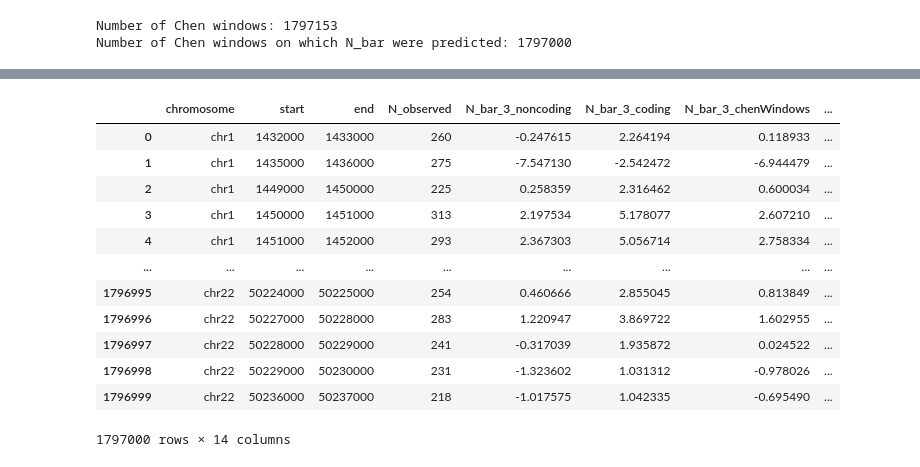
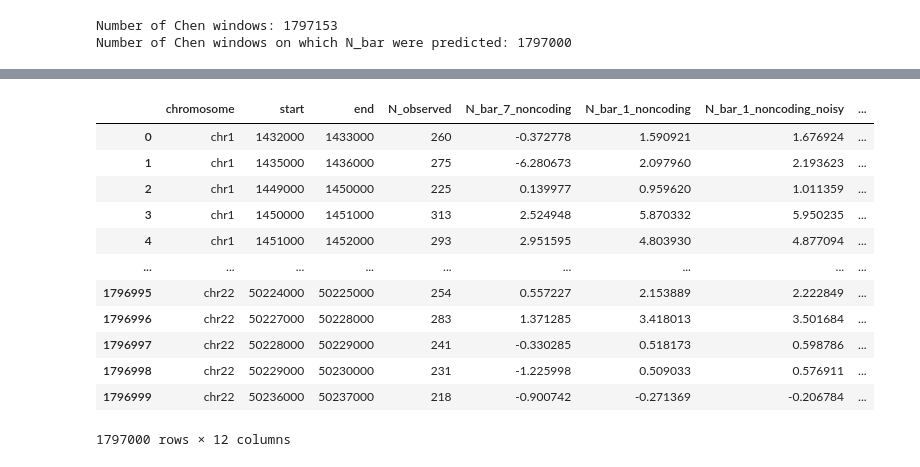
Before and after one commit to quinlan-lab/constraint-tools, a Jupyter notebook: experiments/germline-model/chen-et-al-2022/merge_chen_zscores_with_mchale_zscores.Nonly.ipynb, the cells around one changed output, grey strips where cells are left out. Drawn from its saved outputs; the diff is of its cells as text; code cells hidden in the pictures.

```diff
--- a/experiments/germline-model/chen-et-al-2022/merge_chen_zscores_with_mchale_zscores.Nonly.ipynb
+++ b/experiments/germline-model/chen-et-al-2022/merge_chen_zscores_with_mchale_zscores.Nonly.ipynb
@@ -1,5 +4,7 @@
 # %%
 CONSTRAINT_TOOLS_DATA = '/scratch/ucgd/lustre-work/quinlan/data-shared/constraint-tools'
+
+TRAIN_SET_LABEL = 'noncoding'
 # %%
 import pandas as pd
 
@@ -28,11 +33,11 @@ get_chen_predictions()
 | 1797152 | chr9 | 137658000 | 137659000 | -2.874039 |
 1797153 rows × 4 columns
 # %%
-def get_observations_and_mchale_predictions_on_chen_windows(kmer_size, train_set_label):
-    # zscores were computed using dist/model-germline-grch38-Nonly.kmerSize-X.trainSet-Y.json
-    filename = f'{CONSTRAINT_TOOLS_DATA}/genome-wide-predictions/predict-germline-grch38-Nonly.chenWindows.kmerSize-{kmer_size}.trainSet-{train_set_label}.bed'
+def get_observations_and_mchale_predictions_on_chen_windows(kmer_size, train_set_label, noisy_label):
+    # zscores were computed using dist/model-germline-grch38-Nonly.kmerSize-X.trainSet-Y{Z}.json
+    filename = f'{CONSTRAINT_TOOLS_DATA}/genome-wide-predictions/predict-germline-grch38-Nonly.chenWindows.kmerSize-{kmer_size}.trainSet-{train_set_label}{noisy_label}.bed'
     df = pd.read_csv(filename, sep='\t')
     return df
 
-get_observations_and_mchale_predictions_on_chen_windows(kmer_size=3, train_set_label='chenWindows')
+get_observations_and_mchale_predictions_on_chen_windows(kmer_size=3, train_set_label=TRAIN_SET_LABEL, noisy_label='.noisified')
 # %% [output]
@@ -57,15 +62,19 @@ print(f'Number of Chen windows on which N_bar were predicted: {len(get_observati
 Number of Chen windows: 1797153
 Number of Chen windows on which N_bar were predicted: 1797000
 # %%
-def get_mchale_predictions_on_chen_windows(kmer_size, train_set_label):
+def get_mchale_predictions_on_chen_windows(kmer_size, train_set_label, noisy_label):
     columns = ['chromosome', 'start', 'end', 'N_bar']
-    df = get_observations_and_mchale_predictions_on_chen_windows(kmer_size, train_set_label)[columns]
+    df = get_observations_and_mchale_predictions_on_chen_windows(kmer_size, train_set_label, noisy_label)[columns]
+    new_Nbar_header = f'N_bar_{kmer_size}_{train_set_label}'
+    if noisy_label == '.noisified': new_Nbar_header += '_noisy'
     df = df.rename(columns={
-        'N_bar': f'N_bar_{kmer_size}_{train_set_label}',
+        'N_bar': new_Nbar_header
     })
     return df
 
-def get_observations_on_chen_windows(kmer_size, train_set_label):
+def get_observations_on_chen_windows(kmer_size, train_set_label, noisy_label):
     columns = ['chromosome', 'start', 'end', 'N_observed']
-    df = get_observations_and_mchale_predictions_on_chen_windows(kmer_size, train_set_label)[columns]
+    df = get_observations_and_mchale_predictions_on_chen_windows(kmer_size, train_set_label, noisy_label)[columns]
     return df
+
+get_mchale_predictions_on_chen_windows(kmer_size=3, train_set_label=TRAIN_SET_LABEL, noisy_label='.noisified')
@@ -72,34 +95,37 @@ def get_observations_on_chen_windows(kmer_size, train_set_label):
 # %%
 from functools import reduce
 
 on = ['chromosome', 'start', 'end']
 how = 'inner'
 
-dfs = [get_observations_on_chen_windows(kmer_size=3, train_set_label='noncoding')]
+dfs = [get_observations_on_chen_windows(kmer_size=3, train_set_label=TRAIN_SET_LABEL, noisy_label='')]
 
-for kmer_size in [3, 5, 7]:
-    for train_set_label in ['noncoding', 'coding', 'chenWindows']:
-        dfs.append(get_mchale_predictions_on_chen_windows(kmer_size, train_set_label))
+dfs.append(get_mchale_predictions_on_chen_windows(kmer_size=7, train_set_label=TRAIN_SET_LABEL, noisy_label=''))
+
+for kmer_size in [1, 3, 5]:
+    for train_set_label in [TRAIN_SET_LABEL]:
+        for noisy_label in ['', '.noisified']:
+            dfs.append(get_mchale_predictions_on_chen_windows(kmer_size, train_set_label, noisy_label))
 
 dfs.append(get_chen_predictions())
 
 chen_and_mchale_predictions = reduce(
     lambda left, right: pd.merge(left, right, on=on, how=how),
     dfs
 )
 
 chen_and_mchale_predictions
 # %% [output]
-|  | chromosome | start | end | N_observed | N_bar_3_noncoding | N_bar_3_coding | N_bar_3_chenWindows | ... |
-| 0 | chr1 | 1432000 | 1433000 | 260 | -0.247615 | 2.264194 | 0.118933 | ... |
-| 1 | chr1 | 1435000 | 1436000 | 275 | -7.547130 | -2.542472 | -6.944479 | ... |
-| 2 | chr1 | 1449000 | 1450000 | 225 | 0.258359 | 2.316462 | 0.600034 | ... |
-| 3 | chr1 | 1450000 | 1451000 | 313 | 2.197534 | 5.178077 | 2.607210 | ... |
-| 4 | chr1 | 1451000 | 1452000 | 293 | 2.367303 | 5.056714 | 2.758334 | ... |
+|  | chromosome | start | end | N_observed | N_bar_7_noncoding | N_bar_1_noncoding | N_bar_1_noncoding_noisy | ... |
+| 0 | chr1 | 1432000 | 1433000 | 260 | -0.372778 | 1.590921 | 1.676924 | ... |
+| 1 | chr1 | 1435000 | 1436000 | 275 | -6.280673 | 2.097960 | 2.193623 | ... |
+| 2 | chr1 | 1449000 | 1450000 | 225 | 0.139977 | 0.959620 | 1.011359 | ... |
+| 3 | chr1 | 1450000 | 1451000 | 313 | 2.524948 | 5.870332 | 5.950235 | ... |
+| 4 | chr1 | 1451000 | 1452000 | 293 | 2.951595 | 4.803930 | 4.877094 | ... |
 | ... | ... | ... | ... | ... | ... | ... | ... | ... |
-| 1796995 | chr22 | 50224000 | 50225000 | 254 | 0.460666 | 2.855045 | 0.813849 | ... |
-| 1796996 | chr22 | 50227000 | 50228000 | 283 | 1.220947 | 3.869722 | 1.602955 | ... |
-| 1796997 | chr22 | 50228000 | 50229000 | 241 | -0.317039 | 1.935872 | 0.024522 | ... |
-| 1796998 | chr22 | 50229000 | 50230000 | 231 | -1.323602 | 1.031312 | -0.978026 | ... |
-| 1796999 | chr22 | 50236000 | 50237000 | 218 | -1.017575 | 1.042335 | -0.695490 | ... |
+| 1796995 | chr22 | 50224000 | 50225000 | 254 | 0.557227 | 2.153889 | 2.222849 | ... |
+| 1796996 | chr22 | 50227000 | 50228000 | 283 | 1.371285 | 3.418013 | 3.501684 | ... |
+| 1796997 | chr22 | 50228000 | 50229000 | 241 | -0.330285 | 0.518173 | 0.598786 | ... |
+| 1796998 | chr22 | 50229000 | 50230000 | 231 | -1.225998 | 0.509033 | 0.576911 | ... |
+| 1796999 | chr22 | 50236000 | 50237000 | 218 | -0.900742 | -0.271369 | -0.206784 | ... |
-1797000 rows × 14 columns
+1797000 rows × 12 columns
```
Also changed, not shown: parts of 6 cells of this notebook, 1 other file.
